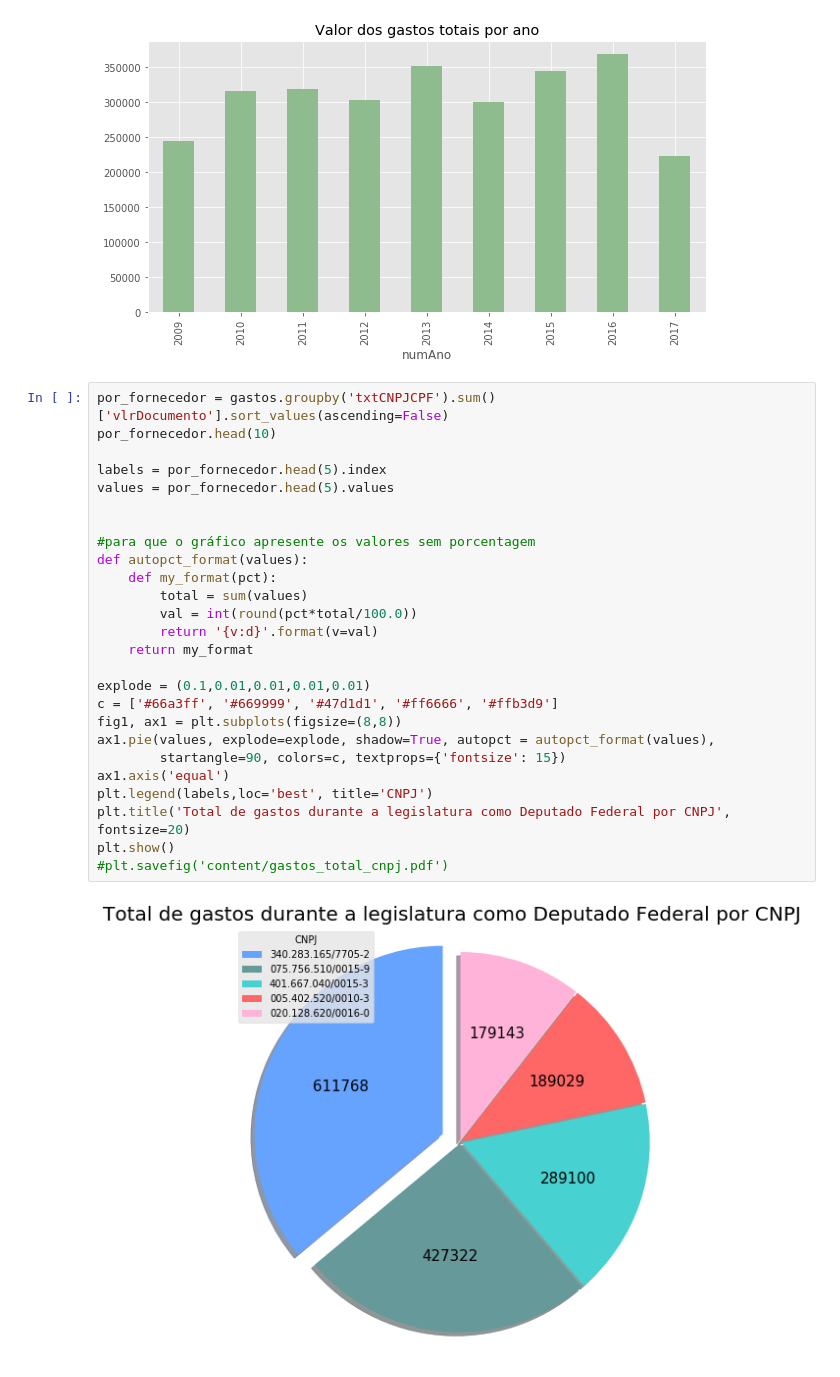
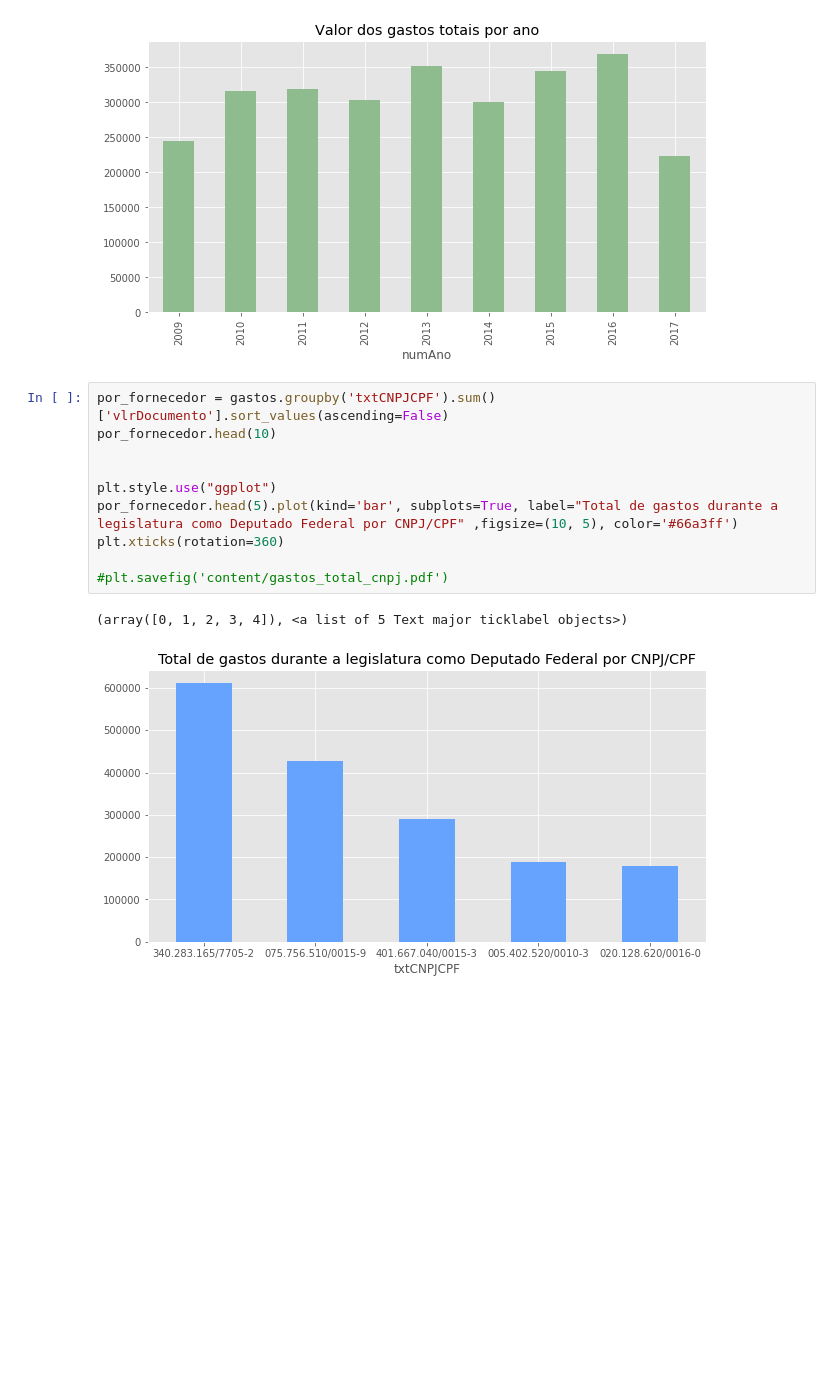
Before and after one commit to alineelima/Analise-JB, a Jupyter notebook: Gastos.ipynb, the cells around one changed output. Cells and saved outputs as stored; diff of their text form; blank space fills up the shorter version.

Commit message:
alterando grafico de gastos de pizza para barra

```diff
--- a/Gastos.ipynb
+++ b/Gastos.ipynb
@@ -57,31 +57,16 @@ plt.xticks(rotation=90)
 plt.savefig('content/gastos_por_ano.png')
 # %% [output]
 [figure]
-# %%
-por_fornecedor = gastos.groupby('txtCNPJCPF').sum()['vlrDocumento'].sort_values(ascending=False)
-por_fornecedor.head(10)
-
-labels = por_fornecedor.head(5).index
-values = por_fornecedor.head(5).values
-
-
-#para que o gráfico apresente os valores sem porcentagem
-def autopct_format(values):
-    def my_format(pct):
-        total = sum(values)
-        val = int(round(pct*total/100.0))
-        return '{v:d}'.format(v=val)
-    return my_format
-
-explode = (0.1,0.01,0.01,0.01,0.01)
-c = ['#66a3ff', '#669999', '#47d1d1', '#ff6666', '#ffb3d9']
-fig1, ax1 = plt.subplots(figsize=(8,8))
-ax1.pie(values, explode=explode, shadow=True, autopct = autopct_format(values),
-        startangle=90, colors=c, textprops={'fontsize': 15})
-ax1.axis('equal')
-plt.legend(labels,loc='best', title='CNPJ')
-plt.title('Total de gastos durante a legislatura como Deputado Federal por CNPJ', fontsize=20)
-plt.show()
-#plt.savefig('content/gastos_total_cnpj.pdf')
-# %% [output]
-[figure, removed]
+# %%
+por_fornecedor = gastos.groupby('txtCNPJCPF').sum()['vlrDocumento'].sort_values(ascending=False)
+por_fornecedor.head(10)
+
+
+plt.style.use("ggplot")
+por_fornecedor.head(5).plot(kind='bar', subplots=True, label="Total de gastos durante a legislatura como Deputado Federal por CNPJ/CPF" ,figsize=(10, 5), color='#66a3ff')
+plt.xticks(rotation=360)
+
+#plt.savefig('content/gastos_total_cnpj.pdf')
+# %% [output]
+(array([0, 1, 2, 3, 4]), <a list of 5 Text major ticklabel objects>)
+[figure, added]
```
Also changed, not shown: parts of 3 cells of this notebook, 1 other file.
